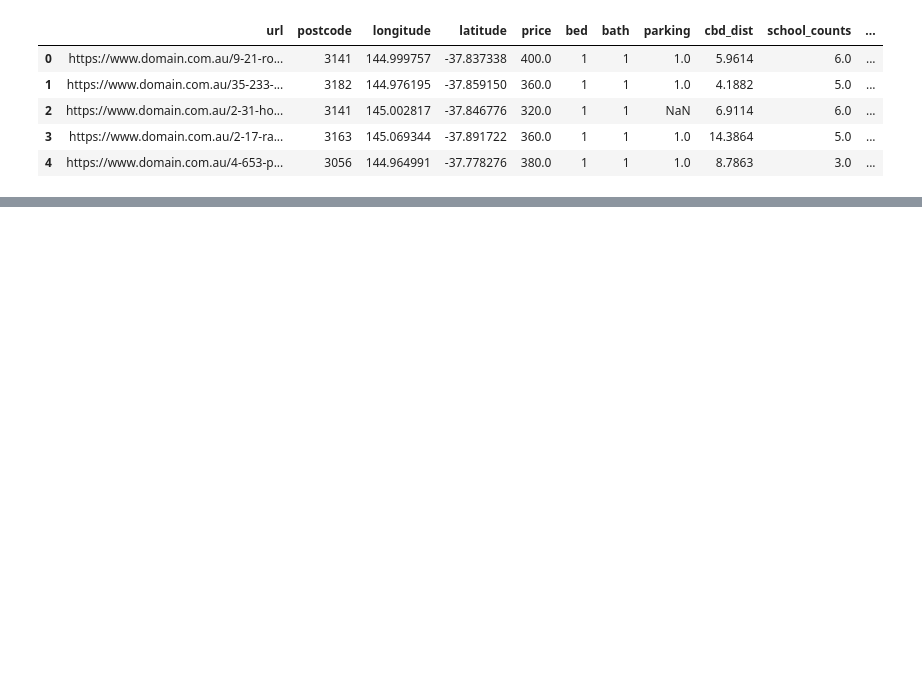
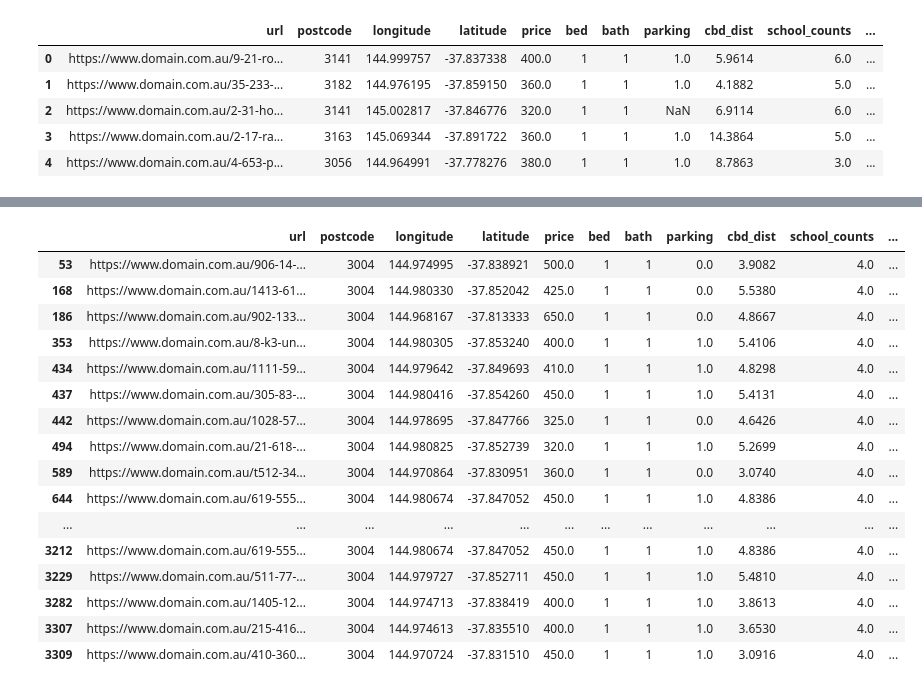
Before and after one commit to MAST30034-Applied-Data-Science/generic-real-estate-consulting-project-group-15, a Jupyter notebook: notebooks/preprocess.ipynb, the cells around one changed output, grey strips where cells are left out. Saved outputs shown, nothing was run; the diff lists cells and outputs as text; code cells hidden in the pictures; blank space fills up the shorter version.

```diff
--- a/notebooks/preprocess.ipynb
+++ b/notebooks/preprocess.ipynb
@@ -111,0 +159,21 @@ all_df.to_csv(r'../data/curated/processed_data.csv', index = False)
+# %%
+df = pd.read_csv("../data/curated/predict_data.csv")
+df[df['postcode']==3004]
+# %% [output]
+|  | url | postcode | longitude | latitude | price | bed | bath | parking | cbd_dist | school_counts | ... |
+| 53 | https://www.domain.com.au/906-14-... | 3004 | 144.974995 | -37.838921 | 500.0 | 1 | 1 | 0.0 | 3.9082 | 4.0 | ... |
+| 168 | https://www.domain.com.au/1413-61... | 3004 | 144.980330 | -37.852042 | 425.0 | 1 | 1 | 0.0 | 5.5380 | 4.0 | ... |
+| 186 | https://www.domain.com.au/902-133... | 3004 | 144.968167 | -37.813333 | 650.0 | 1 | 1 | 0.0 | 4.8667 | 4.0 | ... |
+| 353 | https://www.domain.com.au/8-k3-un... | 3004 | 144.980305 | -37.853240 | 400.0 | 1 | 1 | 1.0 | 5.4106 | 4.0 | ... |
+| 434 | https://www.domain.com.au/1111-59... | 3004 | 144.979642 | -37.849693 | 410.0 | 1 | 1 | 1.0 | 4.8298 | 4.0 | ... |
+| 437 | https://www.domain.com.au/305-83-... | 3004 | 144.980416 | -37.854260 | 450.0 | 1 | 1 | 1.0 | 5.4131 | 4.0 | ... |
+| 442 | https://www.domain.com.au/1028-57... | 3004 | 144.978695 | -37.847766 | 325.0 | 1 | 1 | 0.0 | 4.6426 | 4.0 | ... |
+| 494 | https://www.domain.com.au/21-618-... | 3004 | 144.980825 | -37.852739 | 320.0 | 1 | 1 | 1.0 | 5.2699 | 4.0 | ... |
+| 589 | https://www.domain.com.au/t512-34... | 3004 | 144.970864 | -37.830951 | 360.0 | 1 | 1 | 0.0 | 3.0740 | 4.0 | ... |
+| 644 | https://www.domain.com.au/619-555... | 3004 | 144.980674 | -37.847052 | 450.0 | 1 | 1 | 1.0 | 4.8386 | 4.0 | ... |
+| ... | ... | ... | ... | ... | ... | ... | ... | ... | ... | ... | ... |
+| 3212 | https://www.domain.com.au/619-555... | 3004 | 144.980674 | -37.847052 | 450.0 | 1 | 1 | 1.0 | 4.8386 | 4.0 | ... |
+| 3229 | https://www.domain.com.au/511-77-... | 3004 | 144.979727 | -37.852711 | 450.0 | 1 | 1 | 1.0 | 5.4810 | 4.0 | ... |
+| 3282 | https://www.domain.com.au/1405-12... | 3004 | 144.974713 | -37.838419 | 400.0 | 1 | 1 | 1.0 | 3.8613 | 4.0 | ... |
+| 3307 | https://www.domain.com.au/215-416... | 3004 | 144.974613 | -37.835510 | 400.0 | 1 | 1 | 1.0 | 3.6530 | 4.0 | ... |
+| 3309 | https://www.domain.com.au/410-360... | 3004 | 144.970724 | -37.831510 | 450.0 | 1 | 1 | 1.0 | 3.0916 | 4.0 | ... |
```
Also changed, not shown: parts of 2 cells of this notebook.
